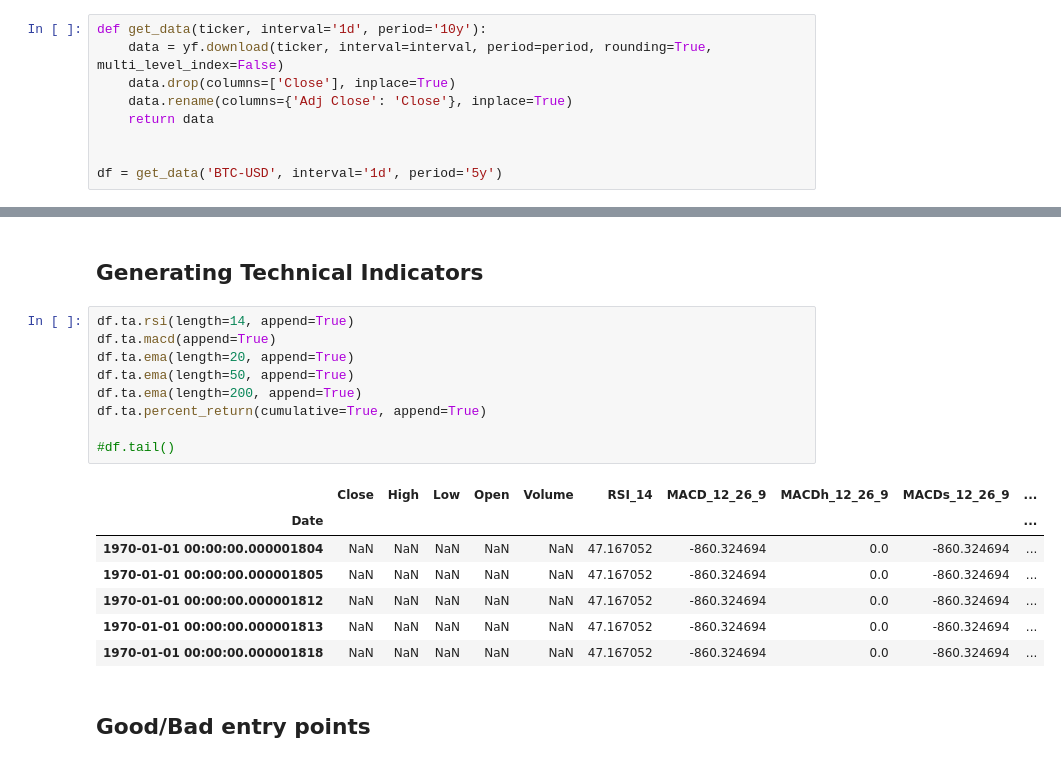
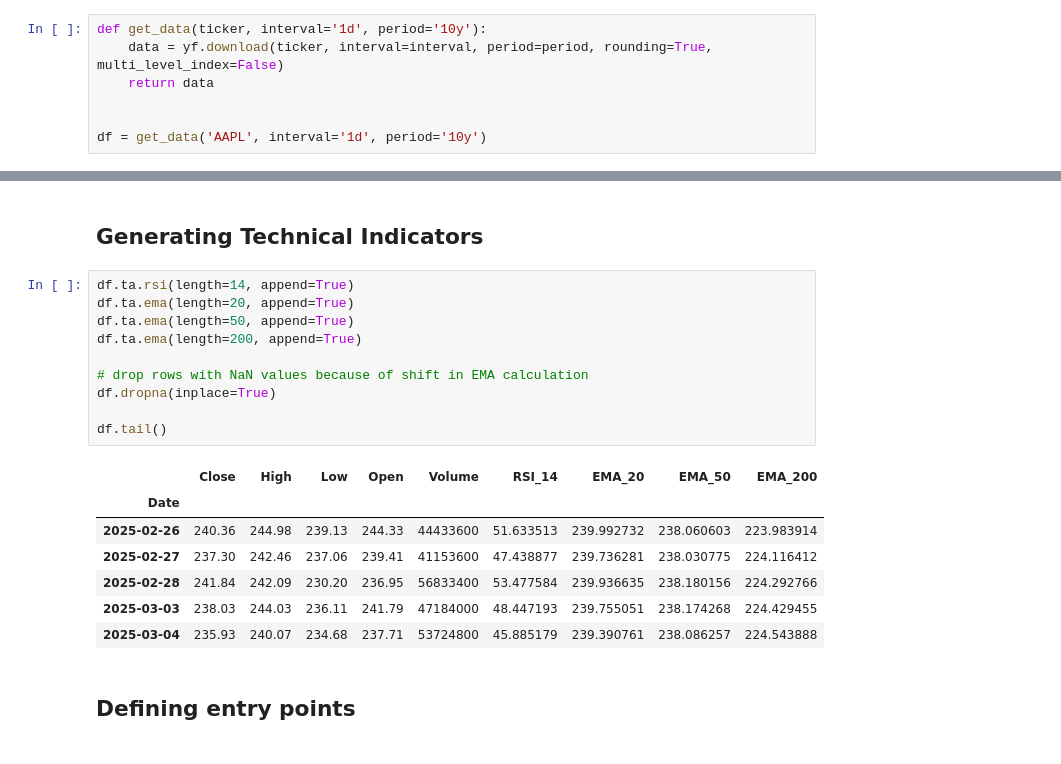
Before and after one commit to hediblk/algo-trader, a Jupyter notebook: model.ipynb, the cells around one changed output, grey strips where cells are left out. Drawn from its saved outputs; the diff is of its cells as text.

```diff
--- a/model.ipynb
+++ b/model.ipynb
@@ -12,12 +13,10 @@ import mplfinance as mpf
 # %%
 def get_data(ticker, interval='1d', period='10y'):
     data = yf.download(ticker, interval=interval, period=period, rounding=True, multi_level_index=False)
-    data.drop(columns=['Close'], inplace=True)
-    data.rename(columns={'Adj Close': 'Close'}, inplace=True)
     return data
 
 
-df = get_data('BTC-USD', interval='1d', period='5y')
+df = get_data('AAPL', interval='1d', period='10y')
 # %% [output]
 [*********************100%***********************]  1 of 1 completed
 # %%
@@ -34,20 +45,21 @@ df.head()
 ## Generating Technical Indicators
 # %%
 df.ta.rsi(length=14, append=True)
-df.ta.macd(append=True)
 df.ta.ema(length=20, append=True)
 df.ta.ema(length=50, append=True)
 df.ta.ema(length=200, append=True)
-df.ta.percent_return(cumulative=True, append=True)
 
-#df.tail()
+# drop rows with NaN values because of shift in EMA calculation
+df.dropna(inplace=True)
+
+df.tail()
 # %% [output]
-|  | Close | High | Low | Open | Volume | RSI_14 | MACD_12_26_9 | MACDh_12_26_9 | MACDs_12_26_9 | ... |
-| Date |  |  |  |  |  |  |  |  |  | ... |
-| 1970-01-01 00:00:00.000001804 | NaN | NaN | NaN | NaN | NaN | 47.167052 | -860.324694 | 0.0 | -860.324694 | ... |
-| 1970-01-01 00:00:00.000001805 | NaN | NaN | NaN | NaN | NaN | 47.167052 | -860.324694 | 0.0 | -860.324694 | ... |
-| 1970-01-01 00:00:00.000001812 | NaN | NaN | NaN | NaN | NaN | 47.167052 | -860.324694 | 0.0 | -860.324694 | ... |
-| 1970-01-01 00:00:00.000001813 | NaN | NaN | NaN | NaN | NaN | 47.167052 | -860.324694 | 0.0 | -860.324694 | ... |
-| 1970-01-01 00:00:00.000001818 | NaN | NaN | NaN | NaN | NaN | 47.167052 | -860.324694 | 0.0 | -860.324694 | ... |
+|  | Close | High | Low | Open | Volume | RSI_14 | EMA_20 | EMA_50 | EMA_200 |
+| Date |  |  |  |  |  |  |  |  |  |
+| 2025-02-26 | 240.36 | 244.98 | 239.13 | 244.33 | 44433600 | 51.633513 | 239.992732 | 238.060603 | 223.983914 |
+| 2025-02-27 | 237.30 | 242.46 | 237.06 | 239.41 | 41153600 | 47.438877 | 239.736281 | 238.030775 | 224.116412 |
+| 2025-02-28 | 241.84 | 242.09 | 230.20 | 236.95 | 56833400 | 53.477584 | 239.936635 | 238.180156 | 224.292766 |
+| 2025-03-03 | 238.03 | 244.03 | 236.11 | 241.79 | 47184000 | 48.447193 | 239.755051 | 238.174268 | 224.429455 |
+| 2025-03-04 | 235.93 | 240.07 | 234.68 | 237.71 | 53724800 | 45.885179 | 239.390761 | 238.086257 | 224.543888 |
 # %% [markdown]
-## Good/Bad entry points
+## Defining entry points
```
Also changed, not shown: parts of 22 cells of this notebook, 1 other file.
